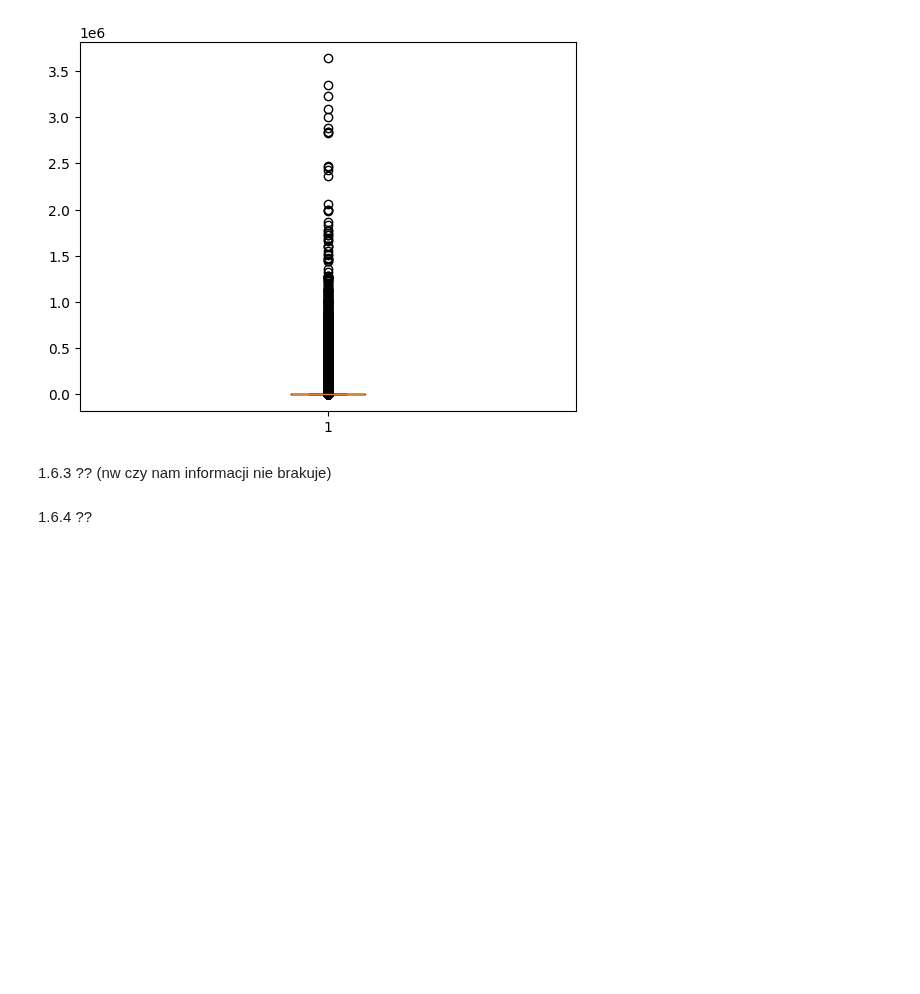
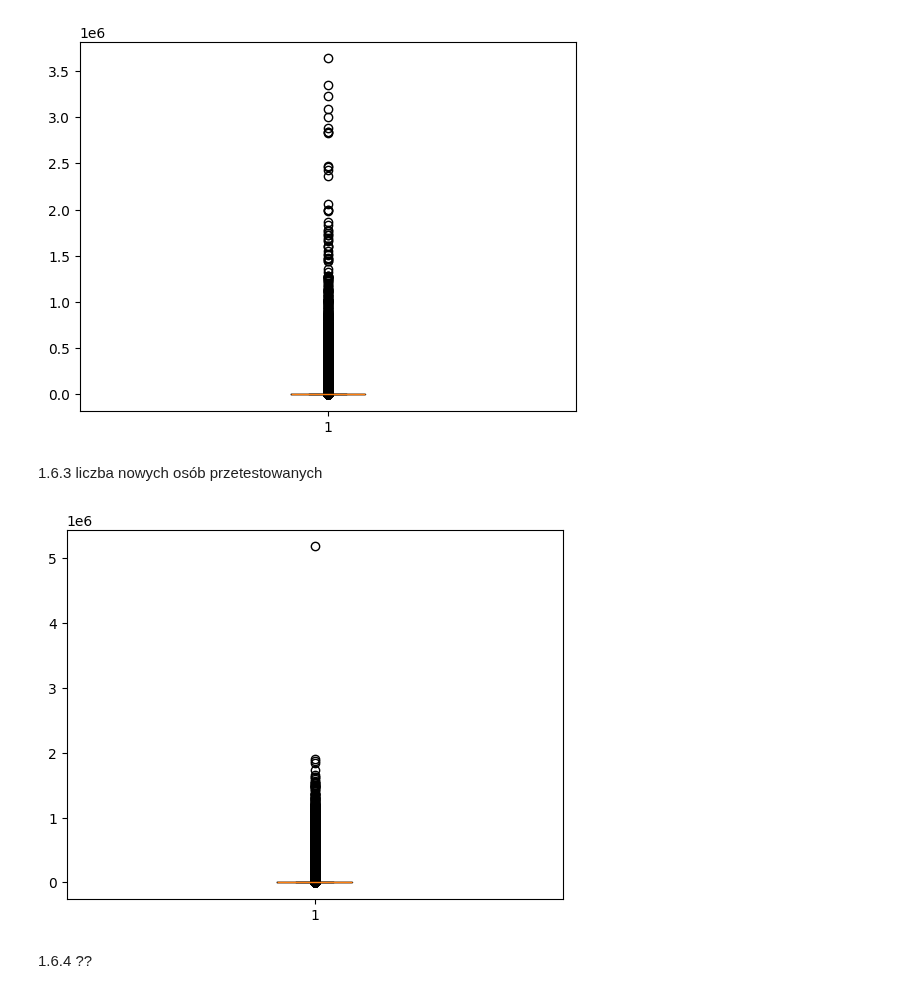
Before and after one commit to JakubKaczmarek5764/BigData1, a Jupyter notebook: zad2.ipynb, the cells around one changed output. Drawn from its saved outputs; the diff is of its cells as text; code cells hidden in the pictures; blank space fills up the shorter version.

```diff
--- a/zad2.ipynb
+++ b/zad2.ipynb
@@ -108,7 +108,12 @@ plt.show()
 # %% [output]
 [figure]
 # %% [markdown]
-1.6.3 ?? (nw czy nam informacji nie brakuje)
+1.6.3 liczba nowych osób przetestowanych
+# %%
+plt.boxplot(df['new_tested']);
+plt.show()
+# %% [output]
+[figure, added]
 # %% [markdown]
 1.6.4 ??
 # %% [markdown]
```
